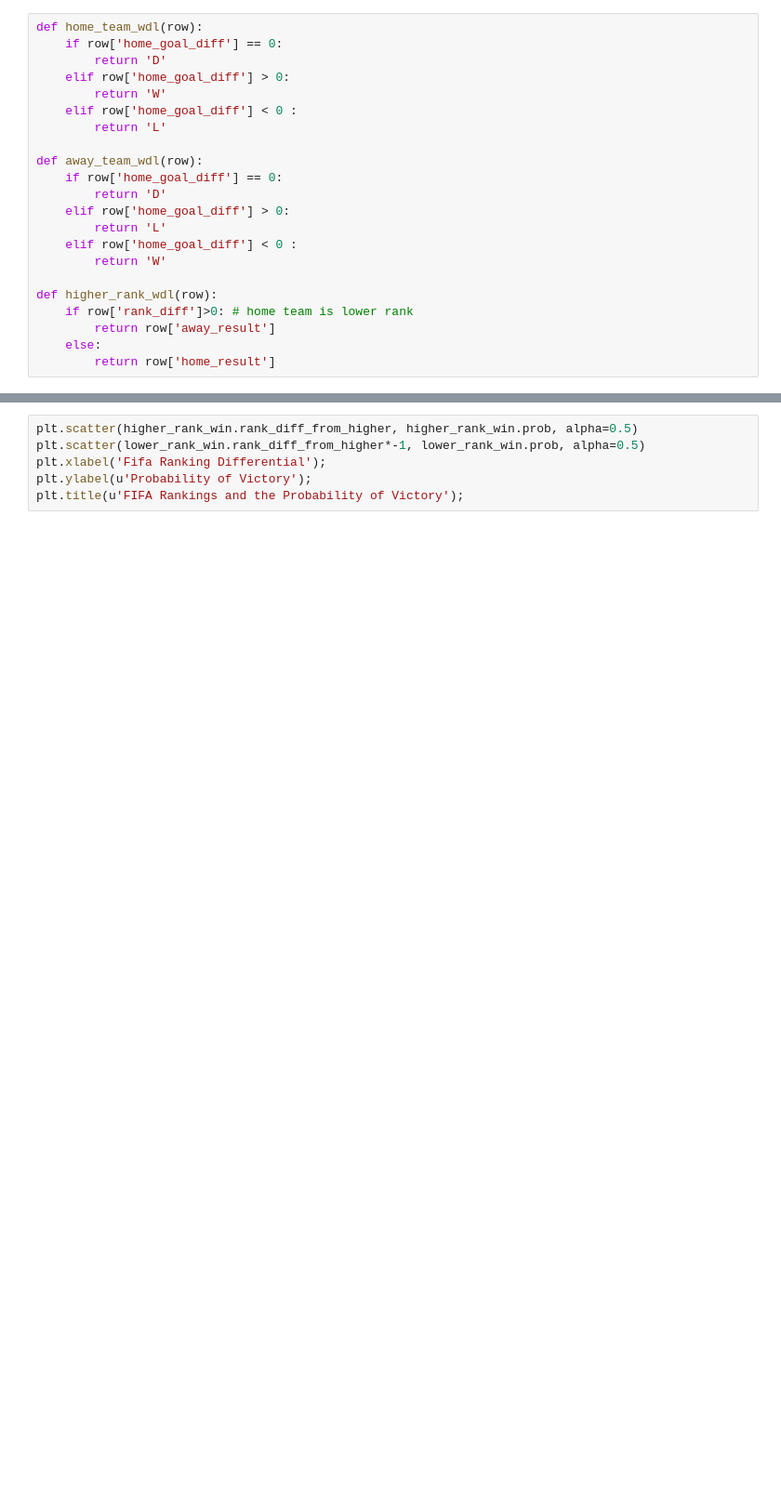
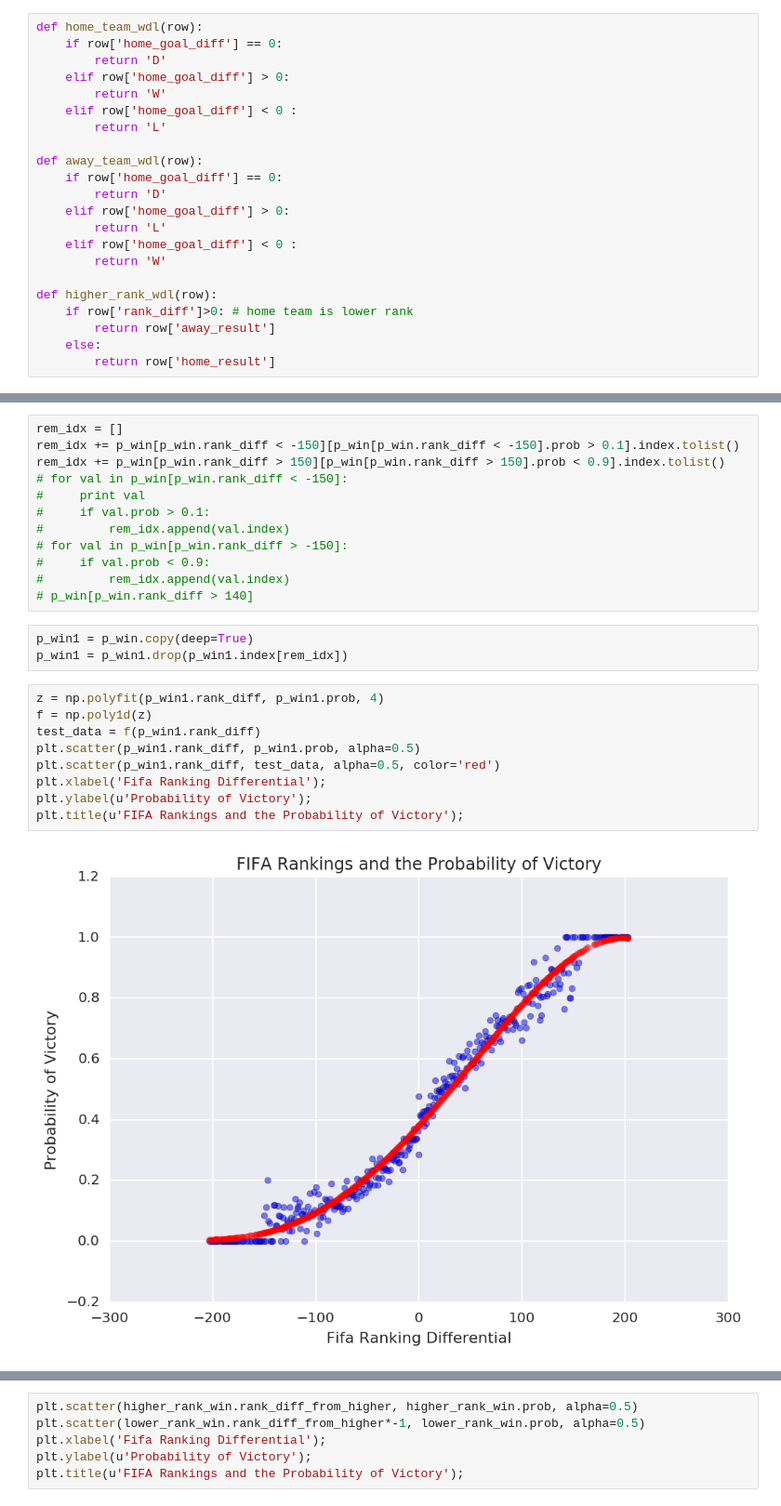
Before and after one commit to pierrelb/dataIncProj, a Jupyter notebook: soccerData.ipynb, the cells around one changed output, grey strips where cells are left out. Shown at 93% size. Drawn from its saved outputs; the diff is of its cells as text; blank space fills up the shorter version.

```diff
--- a/soccerData.ipynb
+++ b/soccerData.ipynb
@@ -180,0 +167,26 @@ plt.title(u'FIFA Rankings and the Probability of Victory');
+# %%
+rem_idx = []
+rem_idx += p_win[p_win.rank_diff < -150][p_win[p_win.rank_diff < -150].prob > 0.1].index.tolist()
+rem_idx += p_win[p_win.rank_diff > 150][p_win[p_win.rank_diff > 150].prob < 0.9].index.tolist()
+# for val in p_win[p_win.rank_diff < -150]:
+#     print val
+#     if val.prob > 0.1:
+#         rem_idx.append(val.index)
+# for val in p_win[p_win.rank_diff > -150]:
+#     if val.prob < 0.9:
+#         rem_idx.append(val.index)
+# p_win[p_win.rank_diff > 140]
+# %%
+p_win1 = p_win.copy(deep=True)
+p_win1 = p_win1.drop(p_win1.index[rem_idx])
+# %%
+z = np.polyfit(p_win1.rank_diff, p_win1.prob, 4)
+f = np.poly1d(z)
+test_data = f(p_win1.rank_diff)
+plt.scatter(p_win1.rank_diff, p_win1.prob, alpha=0.5)
+plt.scatter(p_win1.rank_diff, test_data, alpha=0.5, color='red')
+plt.xlabel('Fifa Ranking Differential');
+plt.ylabel(u'Probability of Victory');
+plt.title(u'FIFA Rankings and the Probability of Victory');
+# %% [output]
+[figure, added]
```
Also changed, not shown: parts of 13 cells of this notebook.
